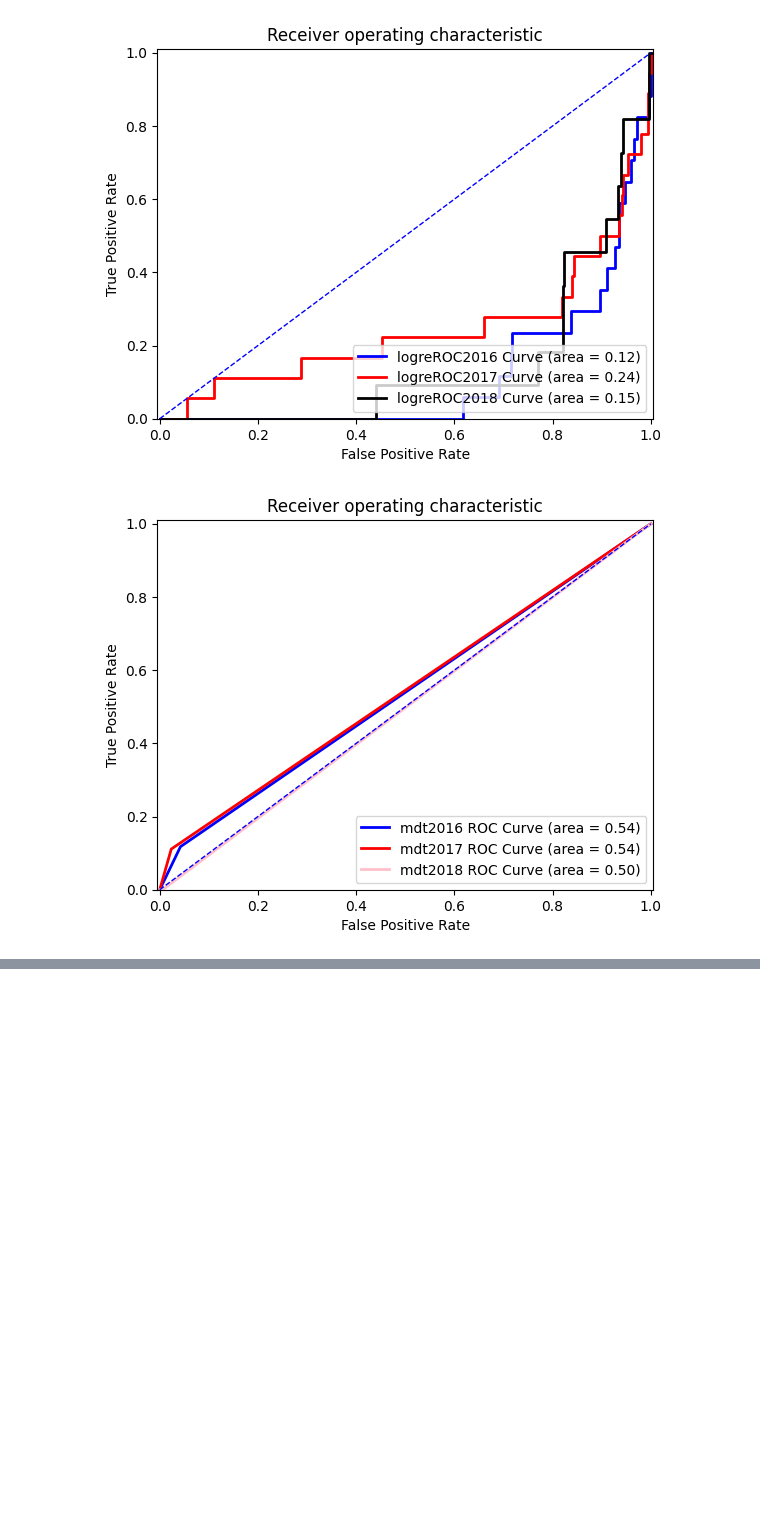
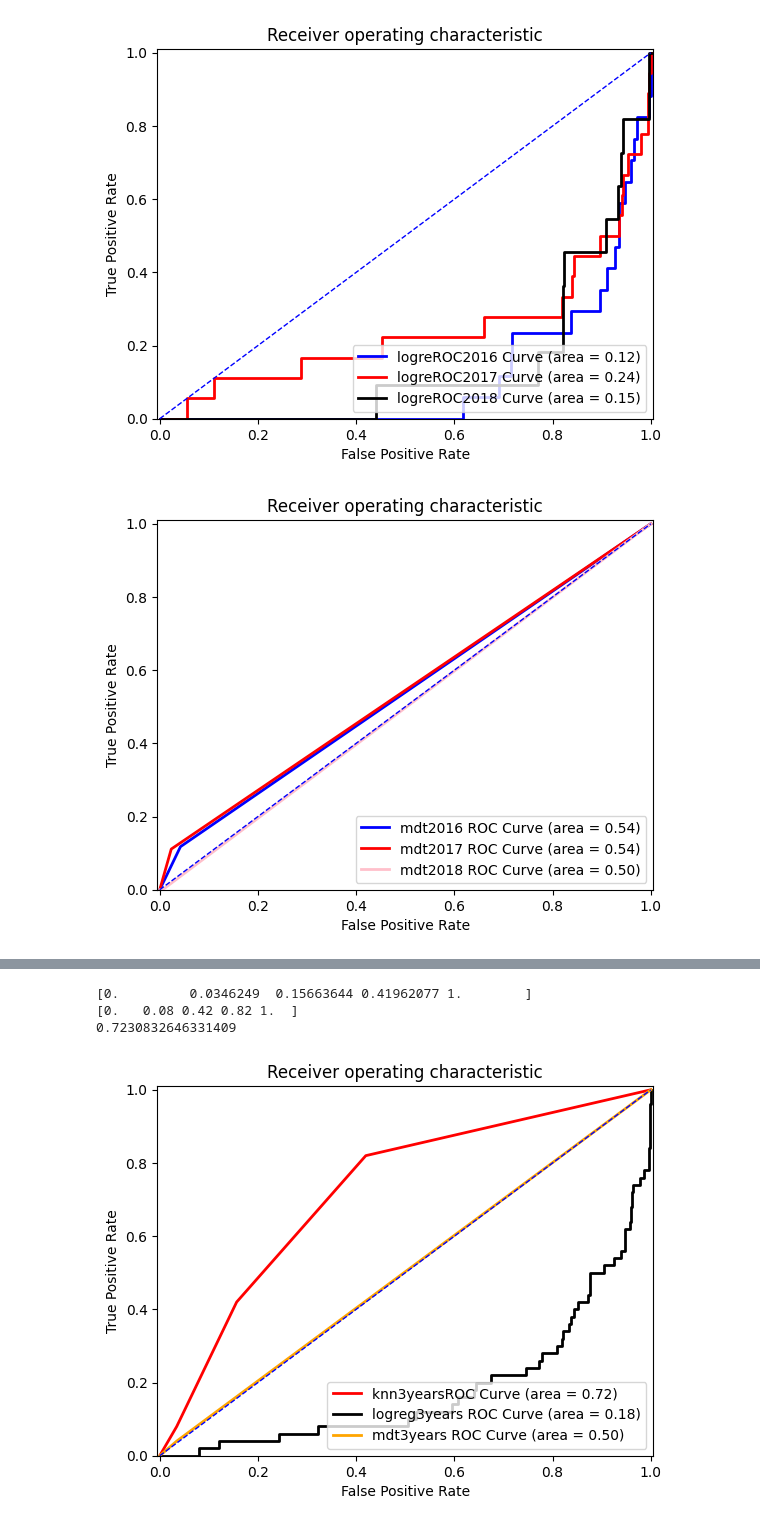
Before and after one commit to ggarci10/twitchdataproject, a Jupyter notebook: final_project_twitch_game_.ipynb, the cells around one changed output, grey strips where cells are left out. Saved outputs shown, nothing was run; the diff lists cells and outputs as text; code cells hidden in the pictures; blank space fills up the shorter version.

```diff
--- a/final_project_twitch_game_.ipynb
+++ b/final_project_twitch_game_.ipynb
@@ -986,0 +1053,7 @@ plt.show()
+# %%
+fprmdt3years, tprmdt3years, thresholdsmdt3years = metrics.roc_curve(y_test, y_predict_prob_mdt3years[:,1], pos_label='yes')
+
+print(fprmdt3years)
+print(tprmdt3years)
+AUCmdt3years = metrics.auc(fprmdt3years, tprmdt3years)
+print(AUCmdt3years)
@@ -986,0 +1064,13 @@ plt.show()
+# %%
+k = 20
+knn = KNeighborsClassifier(n_neighbors=k)
+knn.fit(X_train,y_train)
+y_predict_knn = knn.predict(X_test)
+knnaccuracy = accuracy_score(y_test, y_predict_knn)
+
+print(round(knnaccuracy,2))
+y_predict_knn = knn.predict(X_test)
+
+# Estimating the probability (likelihood) of Each Label:
+y_predict_prob_knn3years= knn.predict_proba(X_test)
+print(y_predict_prob_knn3years)
@@ -986,0 +1086,39 @@ plt.show()
+# %%
+fpr3yearsknn, tpr3yearsknn, thresholds3yearsknn = metrics.roc_curve(y_test, y_predict_prob_knn3years[:,1], pos_label='yes')
+
+print(fpr3yearsknn)
+print(tpr3yearsknn)
+AUC3yearsknn = metrics.auc(fpr3yearsknn, tpr3yearsknn)
+print(AUC3yearsknn)
+
+%matplotlib inline
+
+plt.figure()
+
+# Roc Curve:
+plt.plot(fpr3yearsknn, tpr3yearsknn, color='red', lw=2,label='knn3yearsROC Curve (area = %0.2f)' % AUC3yearsknn)
+plt.plot(fprlogreg3years, tprlogreg3years, color='black', lw=2,label='logreg3years ROC Curve (area = %0.2f)' % AUClogreg3years)
+
+
+plt.plot(fprmdt3years, tprmdt3years, color='orange', lw=2, label='mdt3years ROC Curve (area = %0.2f)' % AUCmdt3years)
+# Random Guess line:
+plt.plot([0, 1], [0, 1], color='blue', lw=1, linestyle='--')
+
+
+
+# Defining The Range of X-Axis and Y-Axis:
+plt.xlim([-0.005, 1.005])
+plt.ylim([0.0, 1.01])
+
+# Labels, Title, Legend:
+plt.xlabel('False Positive Rate')
+plt.ylabel('True Positive Rate')
+plt.title('Receiver operating characteristic')
+plt.legend(loc="lower right")
+
+plt.show()
+# %% [output]
+[0.         0.0346249  0.15663644 0.41962077 1.        ]
+[0.   0.08 0.42 0.82 1.  ]
+0.7230832646331409
+[figure, added]
```
Also changed, not shown: parts of 8 cells of this notebook.
